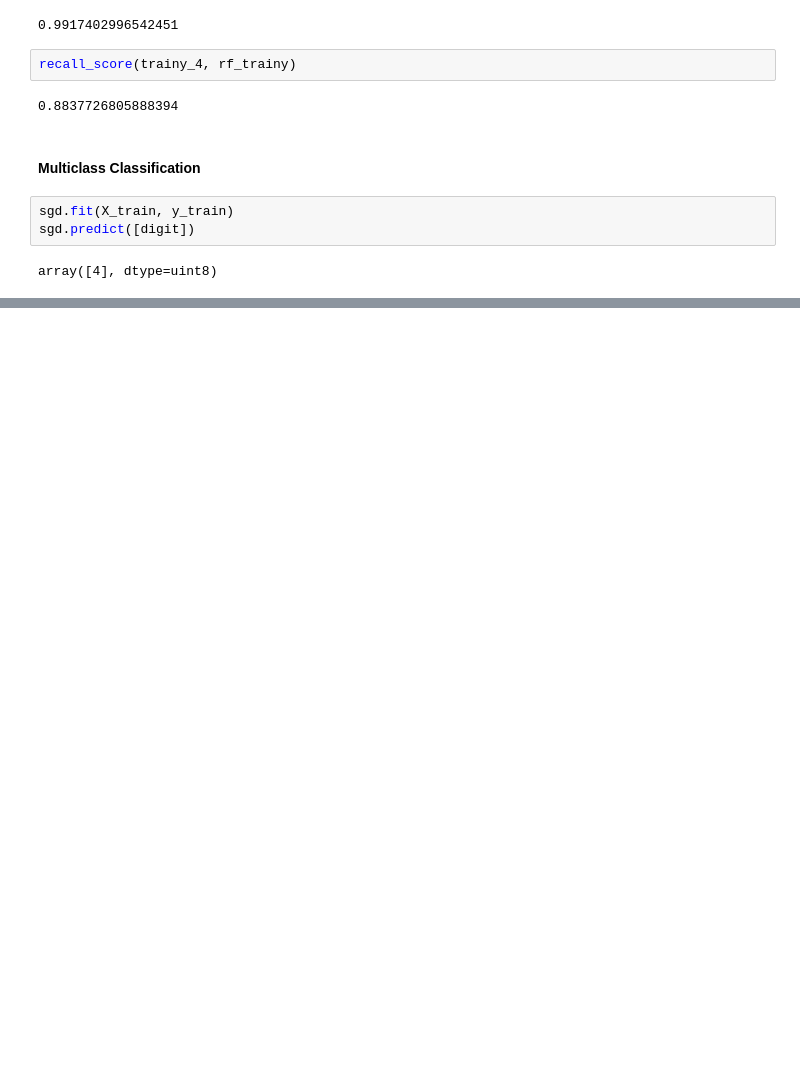
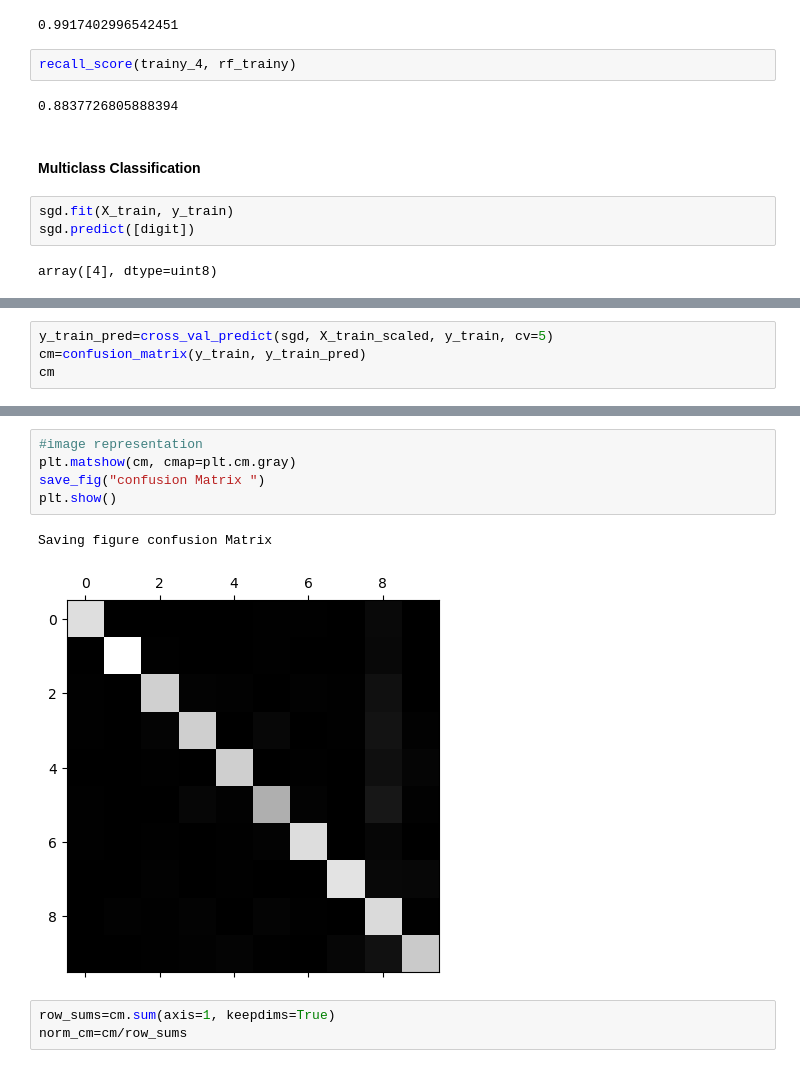
Before and after one commit to Njaramba-Riri/HoML, a Jupyter notebook: 02_Classification-MNIST.ipynb, the cells around one changed output, grey strips where cells are left out. Saved outputs shown, nothing was run; the diff lists cells and outputs as text; blank space fills up the shorter version.

```diff
--- a/02_Classification-MNIST.ipynb
+++ b/02_Classification-MNIST.ipynb
@@ -454,0 +461,4 @@ len(ovr.estimators_)
+# %%
+y_train_pred=cross_val_predict(sgd, X_train_scaled, y_train, cv=5)
+cm=confusion_matrix(y_train, y_train_pred)
+cm
@@ -454,0 +477,11 @@ len(ovr.estimators_)
+# %%
+#image representation
+plt.matshow(cm, cmap=plt.cm.gray)
+save_fig("confusion Matrix ")
+plt.show()
+# %% [output]
+Saving figure confusion Matrix
+[figure, added]
+# %%
+row_sums=cm.sum(axis=1, keepdims=True)
+norm_cm=cm/row_sums
```
Also changed, not shown: parts of 45 cells of this notebook, 2 other files.
